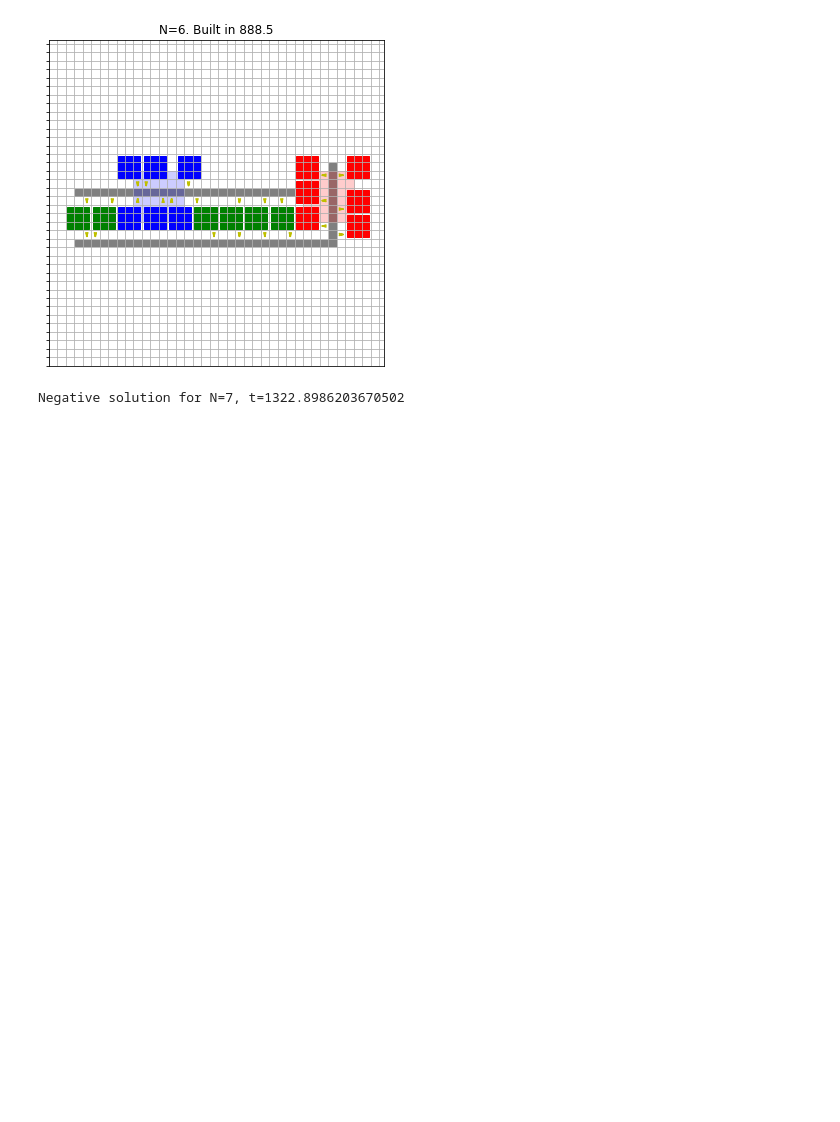
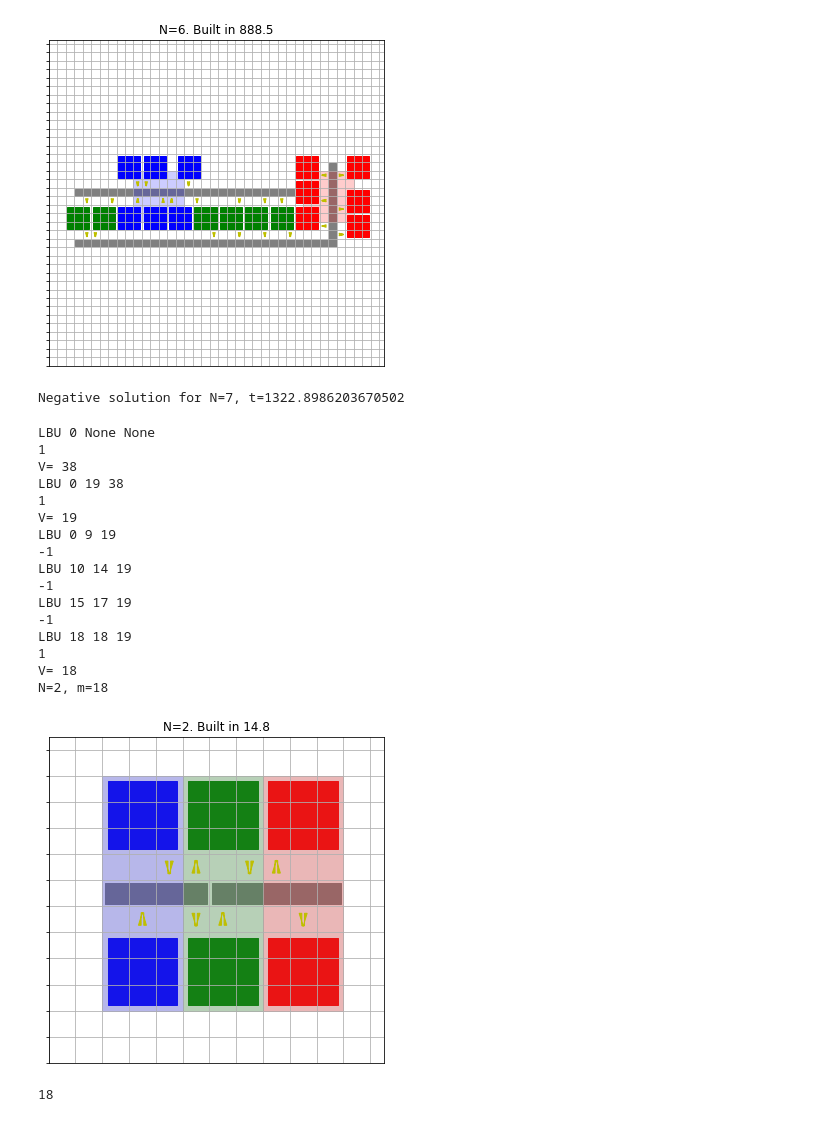
Before and after one commit to akamaus/factorio-ai, a Jupyter notebook: factories_demo.ipynb, the cells around one changed output. Saved outputs shown, nothing was run; the diff lists cells and outputs as text; code cells hidden in the pictures; blank space fills up the shorter version.

Commit message:
binary minification in Solver, demo for factory minification

```diff
--- a/factories_demo.ipynb
+++ b/factories_demo.ipynb
@@ -292,0 +303,77 @@ Negative solution for N=7, t=1322.8986203670502
+# %%
+times = []
+MAX_SEGS=1
+N = 2
+f = Factory()
+prods1 = [f.new_machine('b') for _ in range(N)]
+prods2 = [f.new_machine('g') for _ in range(N)]
+prods3 = [f.new_machine('r') for _ in range(N)]
+sbelt12 = f.new_segmented_belt()
+sbelt23 = f.new_segmented_belt()
+
+whole_area = f.new_area(None, None, color='gray', opacity=0.2)
+metric = P.IntVal()
+
+f.add(metric.v == whole_area.size_x + whole_area.size_y)
+
+prod1_area = f.new_area(None, None, color='blue', opacity=0.2)
+prod2_area = f.new_area(None, None, color='green', opacity=0.2)
+prod3_area = f.new_area(None, None, color='red', opacity=0.2)
+
+for a1, a2 in f._forall_commutative_pairs([prod1_area,prod2_area,prod3_area]):
+    f.add(a1.non_intersecting(a2))
+
+
+f.add(sbelt12.num_segs <= MAX_SEGS)
+f.add(sbelt23.num_segs <= MAX_SEGS)
+
+for b in f.buildings:
+    f.add(b.inside(whole_area))
+
+for p1 in prods1:
+    f.connect_with_inserter(p1, sbelt12)
+    f.add(p1.inside(prod1_area))
+
+for p2 in prods2:
+    f.connect_with_inserter(sbelt12, p2)
+    f.connect_with_inserter(p2, sbelt23)
+    f.add(p2.inside(prod2_area))
+
+for p3 in prods3:
+    f.connect_with_inserter(sbelt23, p3)
+    f.add(p3.inside(prod3_area))
+
+f.finalize()
+
+t0 = time()
+m = P.SOL.binary_shrinking(metric, 0, None)
+print(f'N={N}, m={m}')
+dt = time() - t0
+
+times.append(dt)
+if m is None:
+    print(f'Negative solution for N={N}, t={dt:.1f}')
+else:
+    plot_factory(f, title=f'N={N}. Built in {dt:.1f}', size=(6,6), show=True)
+# %% [output]
+LBU 0 None None
+1
+V= 38
+LBU 0 19 38
+1
+V= 19
+LBU 0 9 19
+-1
+LBU 10 14 19
+-1
+LBU 15 17 19
+-1
+LBU 18 18 19
+1
+V= 18
+N=2, m=18
+[figure, added]
+# %%
+m
+# %% [output]
+18
```
Also changed, not shown: parts of 4 cells of this notebook, 3 other files.
